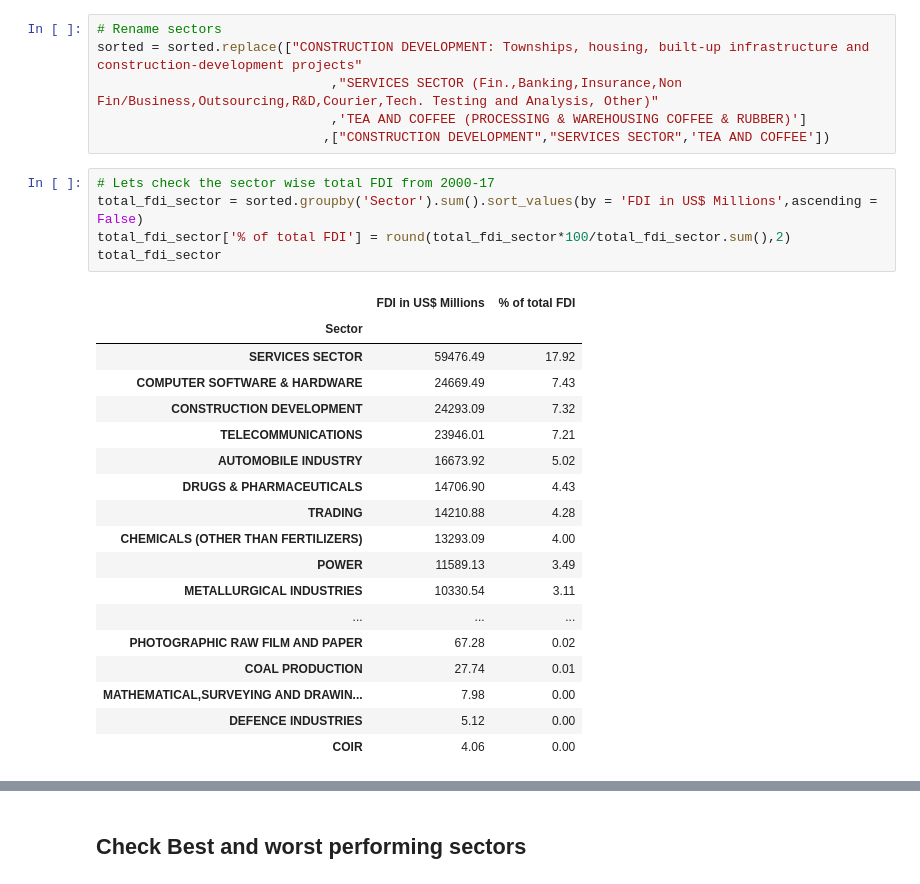
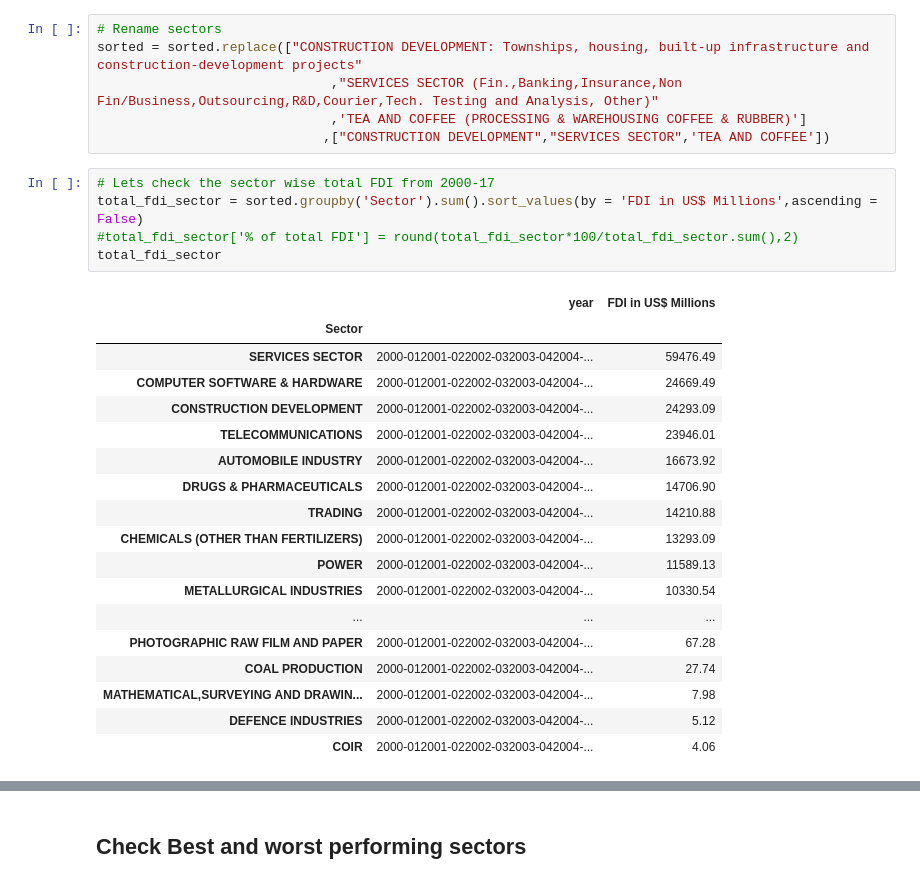
Before and after one commit to praffs18/Data-Analysis-on-FDI-Data, a Jupyter notebook: Data_Analysis_on_FDI_dataset.ipynb, the cells around one changed output, grey strips where cells are left out. Drawn from its saved outputs; the diff is of its cells as text.

```diff
--- a/Data_Analysis_on_FDI_dataset.ipynb
+++ b/Data_Analysis_on_FDI_dataset.ipynb
@@ -208,27 +200,27 @@ sorted = sorted.replace(["CONSTRUCTION DEVELOPMENT: Townships, housing, built-up
 # %%
 # Lets check the sector wise total FDI from 2000-17
 total_fdi_sector = sorted.groupby('Sector').sum().sort_values(by = 'FDI in US$ Millions',ascending = False)
-total_fdi_sector['% of total FDI'] = round(total_fdi_sector*100/total_fdi_sector.sum(),2)
+#total_fdi_sector['% of total FDI'] = round(total_fdi_sector*100/total_fdi_sector.sum(),2)
 total_fdi_sector
 # %% [output]
-|  | FDI in US$ Millions | % of total FDI |
+|  | year | FDI in US$ Millions |
 | Sector |  |  |
-| SERVICES SECTOR | 59476.49 | 17.92 |
-| COMPUTER SOFTWARE & HARDWARE | 24669.49 | 7.43 |
-| CONSTRUCTION DEVELOPMENT | 24293.09 | 7.32 |
-| TELECOMMUNICATIONS | 23946.01 | 7.21 |
-| AUTOMOBILE INDUSTRY | 16673.92 | 5.02 |
-| DRUGS & PHARMACEUTICALS | 14706.90 | 4.43 |
-| TRADING | 14210.88 | 4.28 |
-| CHEMICALS (OTHER THAN FERTILIZERS) | 13293.09 | 4.00 |
-| POWER | 11589.13 | 3.49 |
-| METALLURGICAL INDUSTRIES | 10330.54 | 3.11 |
+| SERVICES SECTOR | 2000-012001-022002-032003-042004-... | 59476.49 |
+| COMPUTER SOFTWARE & HARDWARE | 2000-012001-022002-032003-042004-... | 24669.49 |
+| CONSTRUCTION DEVELOPMENT | 2000-012001-022002-032003-042004-... | 24293.09 |
+| TELECOMMUNICATIONS | 2000-012001-022002-032003-042004-... | 23946.01 |
+| AUTOMOBILE INDUSTRY | 2000-012001-022002-032003-042004-... | 16673.92 |
+| DRUGS & PHARMACEUTICALS | 2000-012001-022002-032003-042004-... | 14706.90 |
+| TRADING | 2000-012001-022002-032003-042004-... | 14210.88 |
+| CHEMICALS (OTHER THAN FERTILIZERS) | 2000-012001-022002-032003-042004-... | 13293.09 |
+| POWER | 2000-012001-022002-032003-042004-... | 11589.13 |
+| METALLURGICAL INDUSTRIES | 2000-012001-022002-032003-042004-... | 10330.54 |
 | ... | ... | ... |
-| PHOTOGRAPHIC RAW FILM AND PAPER | 67.28 | 0.02 |
-| COAL PRODUCTION | 27.74 | 0.01 |
-| MATHEMATICAL,SURVEYING AND DRAWIN... | 7.98 | 0.00 |
-| DEFENCE INDUSTRIES | 5.12 | 0.00 |
-| COIR | 4.06 | 0.00 |
+| PHOTOGRAPHIC RAW FILM AND PAPER | 2000-012001-022002-032003-042004-... | 67.28 |
+| COAL PRODUCTION | 2000-012001-022002-032003-042004-... | 27.74 |
+| MATHEMATICAL,SURVEYING AND DRAWIN... | 2000-012001-022002-032003-042004-... | 7.98 |
+| DEFENCE INDUSTRIES | 2000-012001-022002-032003-042004-... | 5.12 |
+| COIR | 2000-012001-022002-032003-042004-... | 4.06 |
 # %%
 # Visualisation of sectorwise total FDI
 plt.figure(figsize=(8,30))
```
Also changed, not shown: parts of 8 cells of this notebook.
